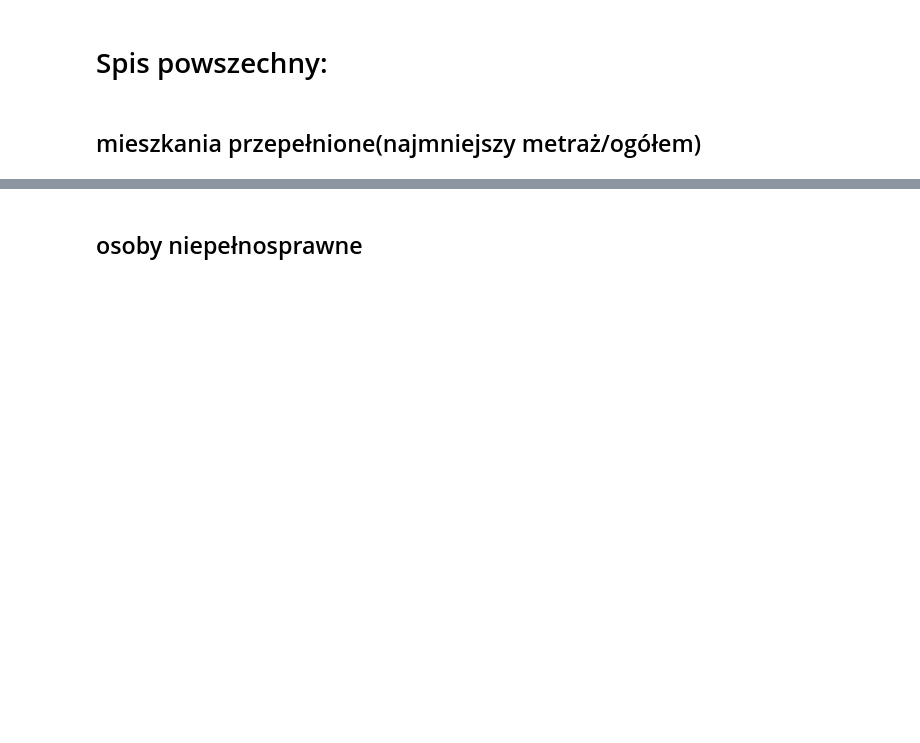
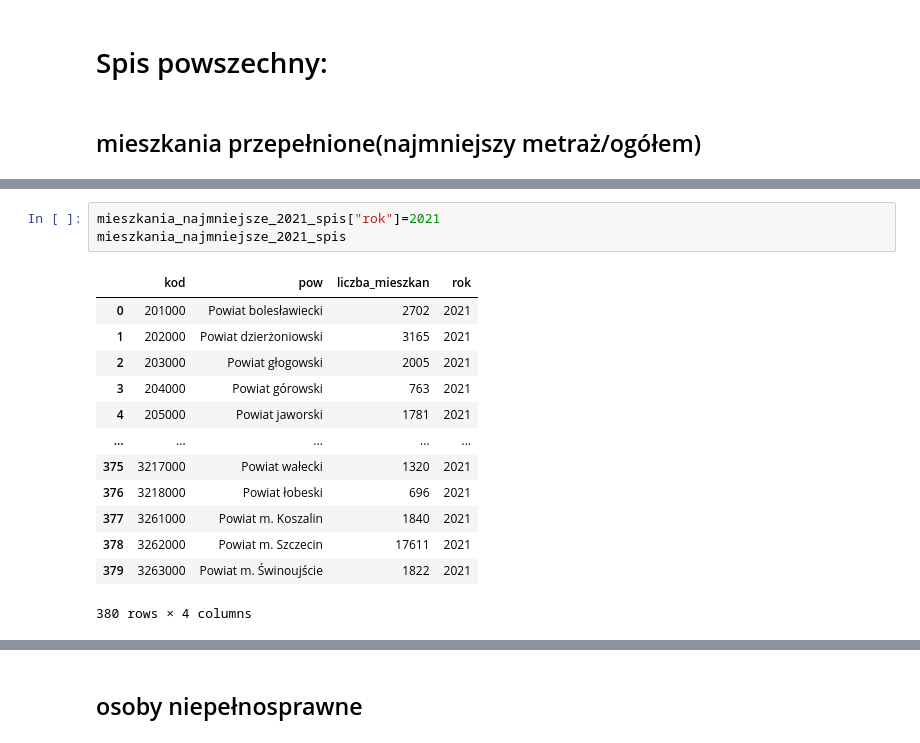
Before and after one commit to Francho03/Praca-licencjacka, a Jupyter notebook: dane_korelujace.ipynb, the cells around one changed output, grey strips where cells are left out. Saved outputs shown, nothing was run; the diff lists cells and outputs as text; blank space fills up the shorter version.

```diff
--- a/dane_korelujace.ipynb
+++ b/dane_korelujace.ipynb
@@ -839,0 +870,17 @@ mieszkania_odsetek
+# %%
+mieszkania_najmniejsze_2021_spis["rok"]=2021
+mieszkania_najmniejsze_2021_spis
+# %% [output]
+|  | kod | pow | liczba_mieszkan | rok |
+| 0 | 201000 | Powiat bolesławiecki | 2702 | 2021 |
+| 1 | 202000 | Powiat dzierżoniowski | 3165 | 2021 |
+| 2 | 203000 | Powiat głogowski | 2005 | 2021 |
+| 3 | 204000 | Powiat górowski | 763 | 2021 |
+| 4 | 205000 | Powiat jaworski | 1781 | 2021 |
+| ... | ... | ... | ... | ... |
+| 375 | 3217000 | Powiat wałecki | 1320 | 2021 |
+| 376 | 3218000 | Powiat łobeski | 696 | 2021 |
+| 377 | 3261000 | Powiat m. Koszalin | 1840 | 2021 |
+| 378 | 3262000 | Powiat m. Szczecin | 17611 | 2021 |
+| 379 | 3263000 | Powiat m. Świnoujście | 1822 | 2021 |
+380 rows × 4 columns
```
Also changed, not shown: parts of 31 cells of this notebook.
